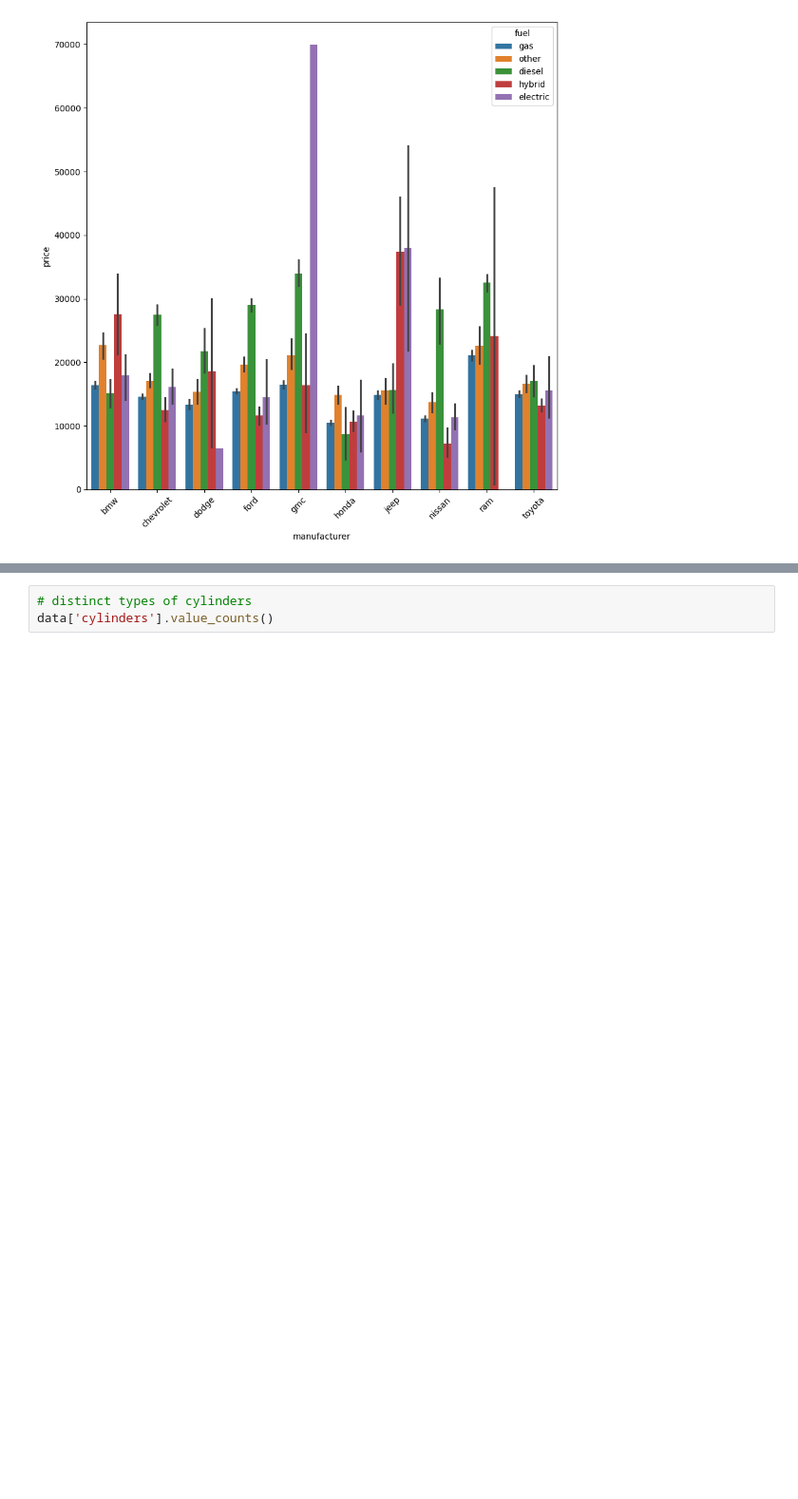
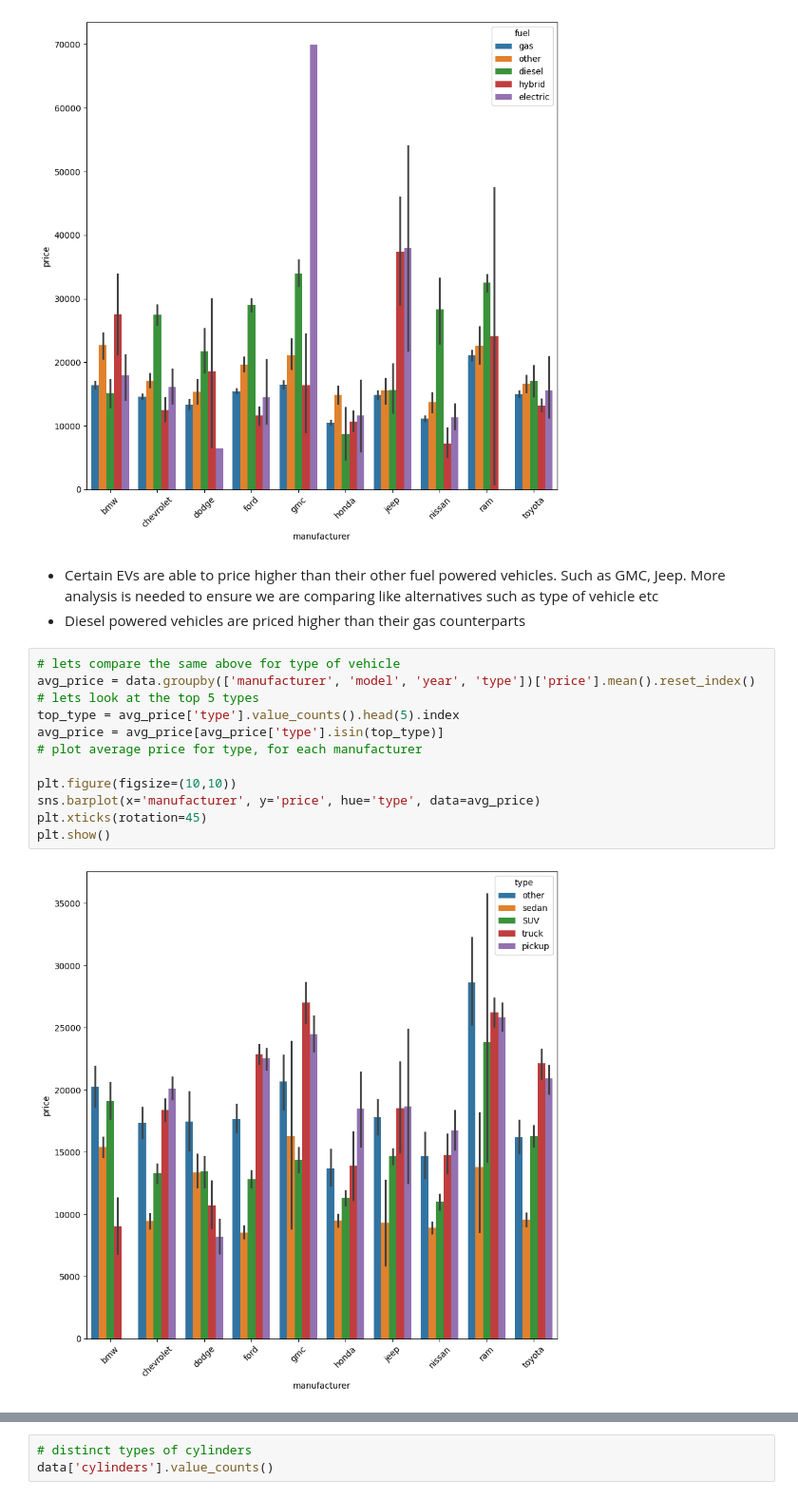
Before and after one commit to gprlearn/UsedCarPrices, a Jupyter notebook: usedcarprices.ipynb, the cells around one changed output, grey strips where cells are left out. Shown at 95% size. Drawn from its saved outputs; the diff is of its cells as text; blank space fills up the shorter version.

```diff
--- a/usedcarprices.ipynb
+++ b/usedcarprices.ipynb
@@ -116,3 +116,20 @@ plt.xticks(rotation=45)
 plt.show()
 # %% [output]
 [figure]
+# %% [markdown]
+- Certain EVs are able to price higher than their other fuel powered vehicles. Such as GMC, Jeep. More analysis is needed to ensure we are comparing like alternatives such as type of vehicle etc
+- Diesel powered vehicles are priced higher than their gas counterparts
+# %%
+# lets compare the same above for type of vehicle
+avg_price = data.groupby(['manufacturer', 'model', 'year', 'type'])['price'].mean().reset_index()
+# lets look at the top 5 types
+top_type = avg_price['type'].value_counts().head(5).index
+avg_price = avg_price[avg_price['type'].isin(top_type)]
+# plot average price for type, for each manufacturer
+
+plt.figure(figsize=(10,10))
+sns.barplot(x='manufacturer', y='price', hue='type', data=avg_price)
+plt.xticks(rotation=45)
+plt.show()
+# %% [output]
+[figure, added]
```
Also changed, not shown: parts of 6 cells of this notebook.
